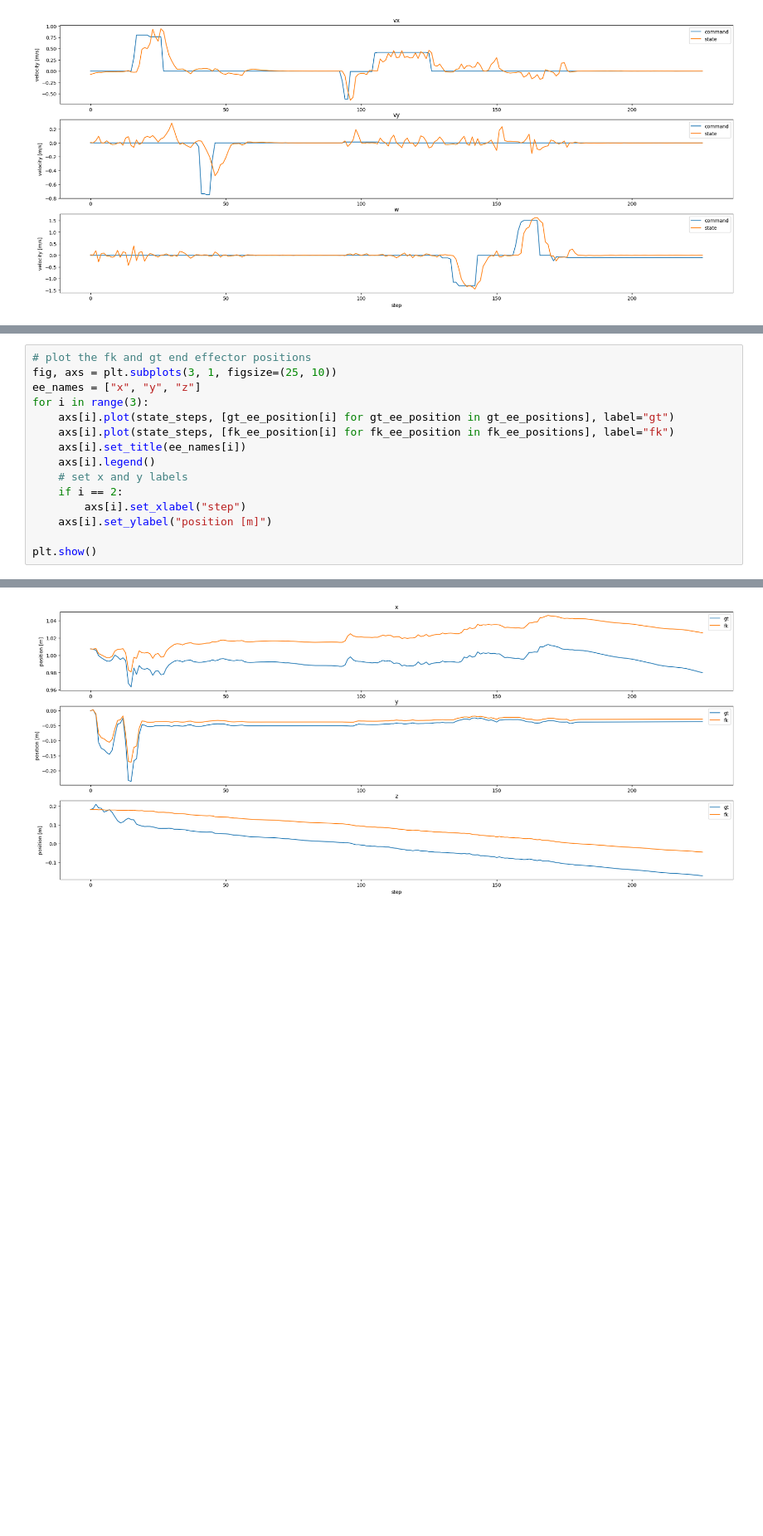
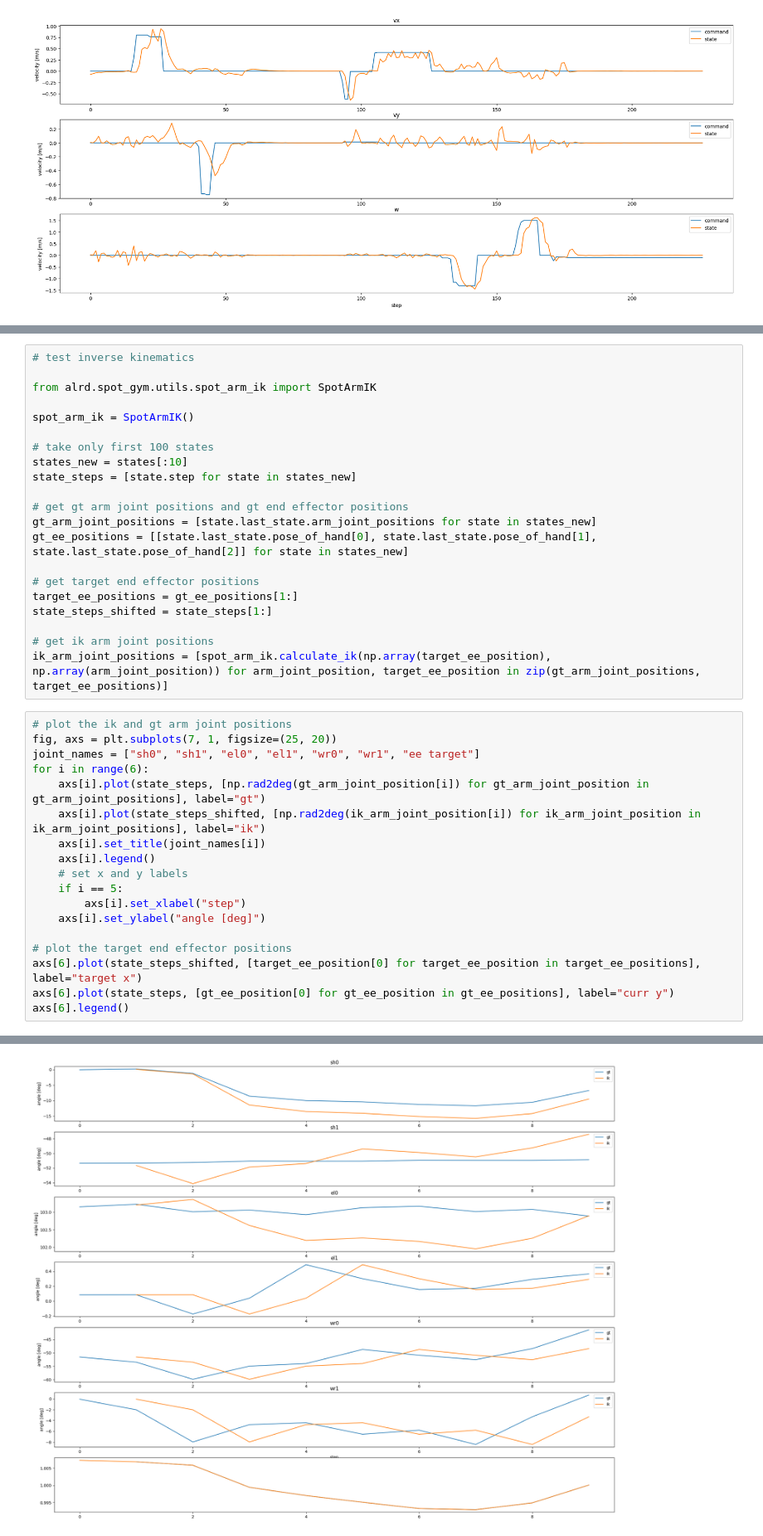
Before and after one commit to benjirer/active-learning-dynamics, a Jupyter notebook: data_analysis/transitions_analysis.ipynb, the cells around one changed output, grey strips where cells are left out. Shown at 83% size. Drawn from its saved outputs; the diff is of its cells as text; blank space fills up the shorter version.

```diff
--- a/data_analysis/transitions_analysis.ipynb
+++ b/data_analysis/transitions_analysis.ipynb
@@ -99,16 +112,40 @@ fk_ee_positions = np.array([dm.full().flatten() for dm in fk_ee_positions_cs])
+# %%
+# test inverse kinematics
+
+from alrd.spot_gym.utils.spot_arm_ik import SpotArmIK
+
+spot_arm_ik = SpotArmIK()
+
+# take only first 100 states
+states_new = states[:10]
+state_steps = [state.step for state in states_new]
+
+# get gt arm joint positions and gt end effector positions
+gt_arm_joint_positions = [state.last_state.arm_joint_positions for state in states_new]
+gt_ee_positions = [[state.last_state.pose_of_hand[0], state.last_state.pose_of_hand[1], state.last_state.pose_of_hand[2]] for state in states_new]
+
+# get target end effector positions
+target_ee_positions = gt_ee_positions[1:]
+state_steps_shifted = state_steps[1:]
+
+# get ik arm joint positions
+ik_arm_joint_positions = [spot_arm_ik.calculate_ik(np.array(target_ee_position), np.array(arm_joint_position)) for arm_joint_position, target_ee_position in zip(gt_arm_joint_positions, target_ee_positions)]
 # %%
-# plot the fk and gt end effector positions
-fig, axs = plt.subplots(3, 1, figsize=(25, 10))
-ee_names = ["x", "y", "z"]
-for i in range(3):
-    axs[i].plot(state_steps, [gt_ee_position[i] for gt_ee_position in gt_ee_positions], label="gt")
-    axs[i].plot(state_steps, [fk_ee_position[i] for fk_ee_position in fk_ee_positions], label="fk")
-    axs[i].set_title(ee_names[i])
+# plot the ik and gt arm joint positions
+fig, axs = plt.subplots(7, 1, figsize=(25, 20))
+joint_names = ["sh0", "sh1", "el0", "el1", "wr0", "wr1", "ee target"]
+for i in range(6):
+    axs[i].plot(state_steps, [np.rad2deg(gt_arm_joint_position[i]) for gt_arm_joint_position in gt_arm_joint_positions], label="gt")
+    axs[i].plot(state_steps_shifted, [np.rad2deg(ik_arm_joint_position[i]) for ik_arm_joint_position in ik_arm_joint_positions], label="ik")
+    axs[i].set_title(joint_names[i])
     axs[i].legend()
     # set x and y labels
-    if i == 2:
+    if i == 5:
         axs[i].set_xlabel("step")
-    axs[i].set_ylabel("position [m]")
+    axs[i].set_ylabel("angle [deg]")
 
-plt.show()
+# plot the target end effector positions
+axs[6].plot(state_steps_shifted, [target_ee_position[0] for target_ee_position in target_ee_positions], label="target x")
+axs[6].plot(state_steps, [gt_ee_position[0] for gt_ee_position in gt_ee_positions], label="curr y")
+axs[6].legend()
 # %% [output]
@@ -115 +153 @@ plt.show()
-[figure, old version]
+[figure, new version]
```
Also changed, not shown: parts of 3 cells of this notebook, 22 other files.
